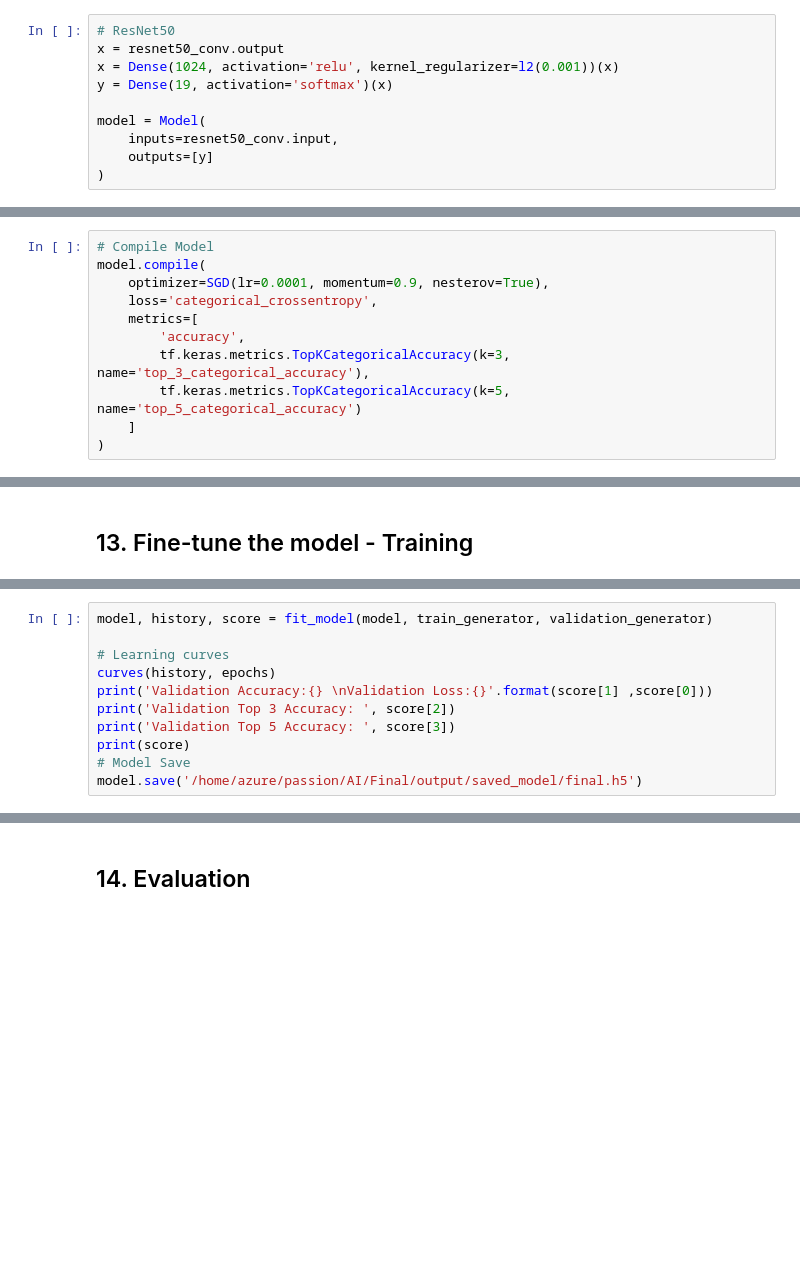
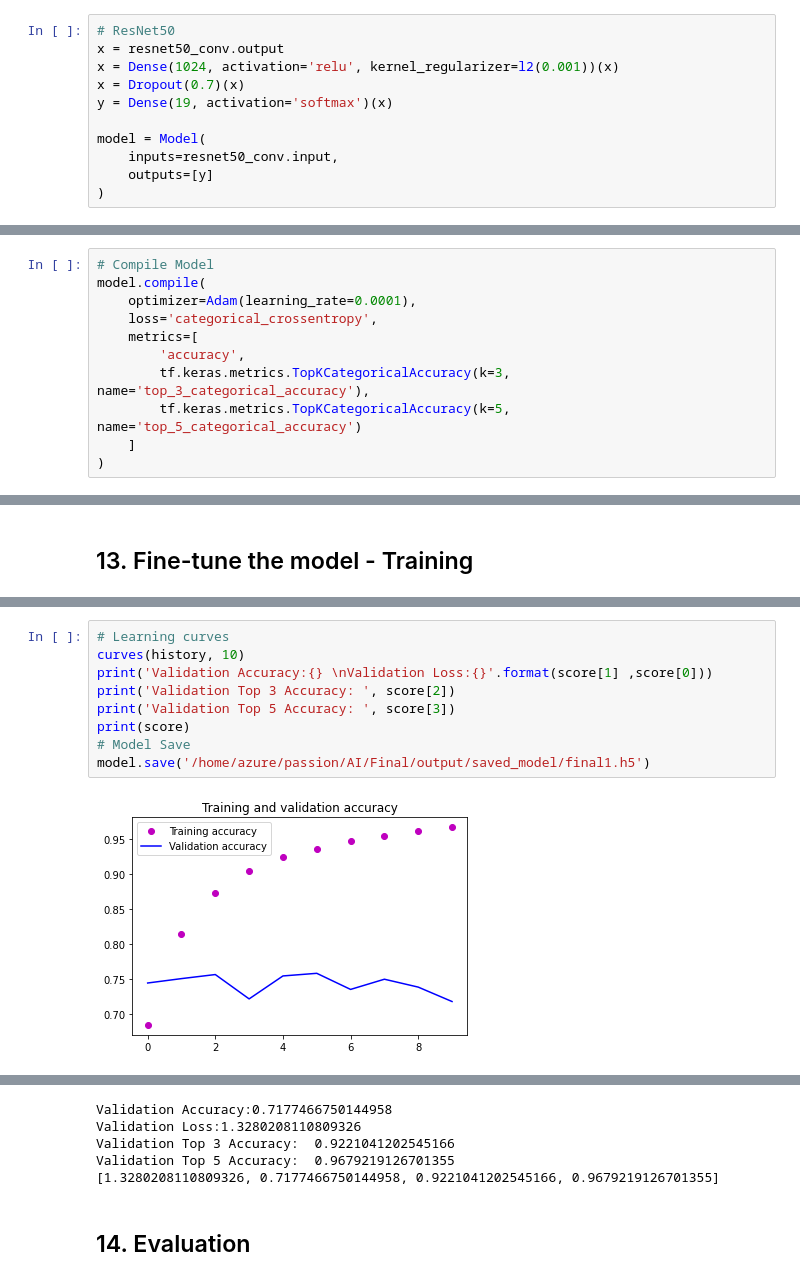
Before and after one commit to mirror-look/mirror-look-origin, a Jupyter notebook: AI/Final/Final.ipynb, the cells around one changed output, grey strips where cells are left out. Cells and saved outputs as stored; diff of their text form; blank space fills up the shorter version.

```diff
--- a/AI/Final/Final.ipynb
+++ b/AI/Final/Final.ipynb
@@ -617,6 +598,7 @@ for layer in resnet50_conv.layers:
 # ResNet50
 x = resnet50_conv.output
 x = Dense(1024, activation='relu', kernel_regularizer=l2(0.001))(x)
+x = Dropout(0.7)(x)
 y = Dense(19, activation='softmax')(x)
 
 model = Model(
@@ -652,7 +634,7 @@ plot_model(model, to_file='/home/azure/passion/AI/Final/output/model_summary/fin
 # %%
 # Compile Model
 model.compile(
-    optimizer=SGD(lr=0.0001, momentum=0.9, nesterov=True),
+    optimizer=Adam(learning_rate=0.0001),
     loss='categorical_crossentropy',
     metrics=[
         'accuracy',
@@ -762,14 +743,3 @@ def fit_model(model, train_generator, validation_generator):
     )
 
     return model, history, score
-# %%
-model, history, score = fit_model(model, train_generator, validation_generator)
-
-# Learning curves
-curves(history, epochs)
-print('Validation Accuracy:{} \nValidation Loss:{}'.format(score[1] ,score[0]))
-print('Validation Top 3 Accuracy: ', score[2])
-print('Validation Top 5 Accuracy: ', score[3])
-print(score)
-# Model Save
-model.save('/home/azure/passion/AI/Final/output/saved_model/final.h5')
@@ -794,0 +776,11 @@ NameError: name 'epochs' is not defined
+# %%
+# Learning curves
+curves(history, 10)
+print('Validation Accuracy:{} \nValidation Loss:{}'.format(score[1] ,score[0]))
+print('Validation Top 3 Accuracy: ', score[2])
+print('Validation Top 5 Accuracy: ', score[3])
+print(score)
+# Model Save
+model.save('/home/azure/passion/AI/Final/output/saved_model/final1.h5')
+# %% [output]
+[figure, added]
@@ -795,3 +790,8 @@ NameError: name 'epochs' is not defined
+Validation Accuracy:0.7177466750144958
+Validation Loss:1.3280208110809326
+Validation Top 3 Accuracy:  0.9221041202545166
+Validation Top 5 Accuracy:  0.9679219126701355
+[1.3280208110809326, 0.7177466750144958, 0.9221041202545166, 0.9679219126701355]
 # %% [markdown]
 ## 14. Evaluation
 # %%
```
Also changed, not shown: parts of 21 cells of this notebook, 11 other files.
